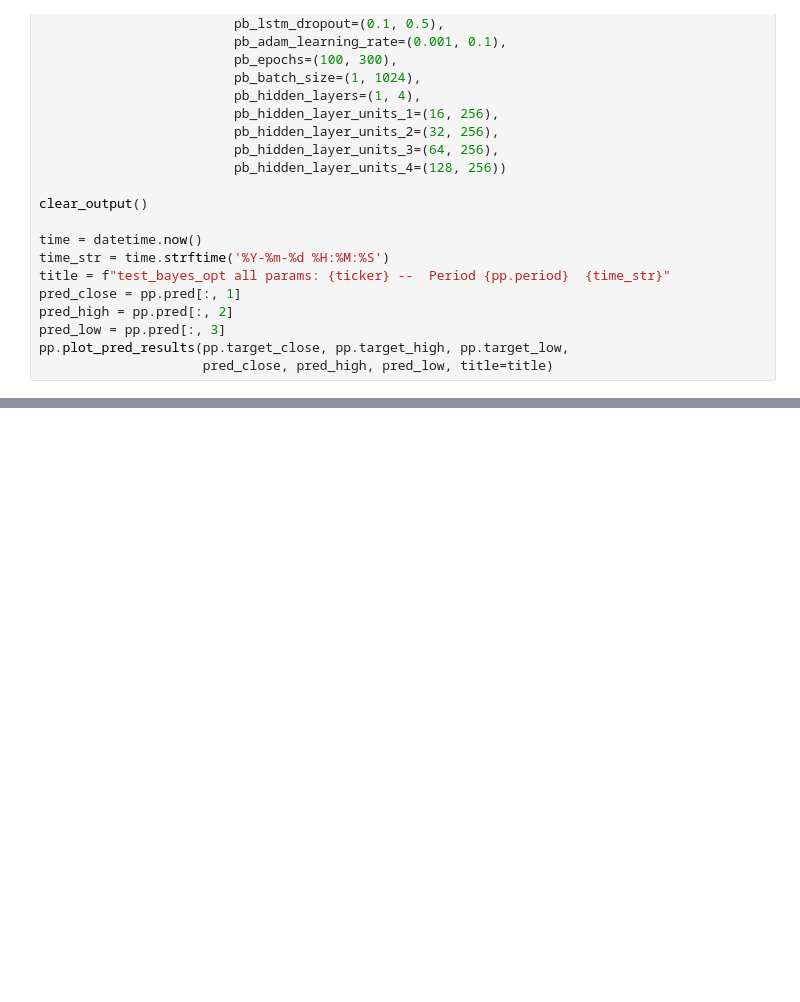
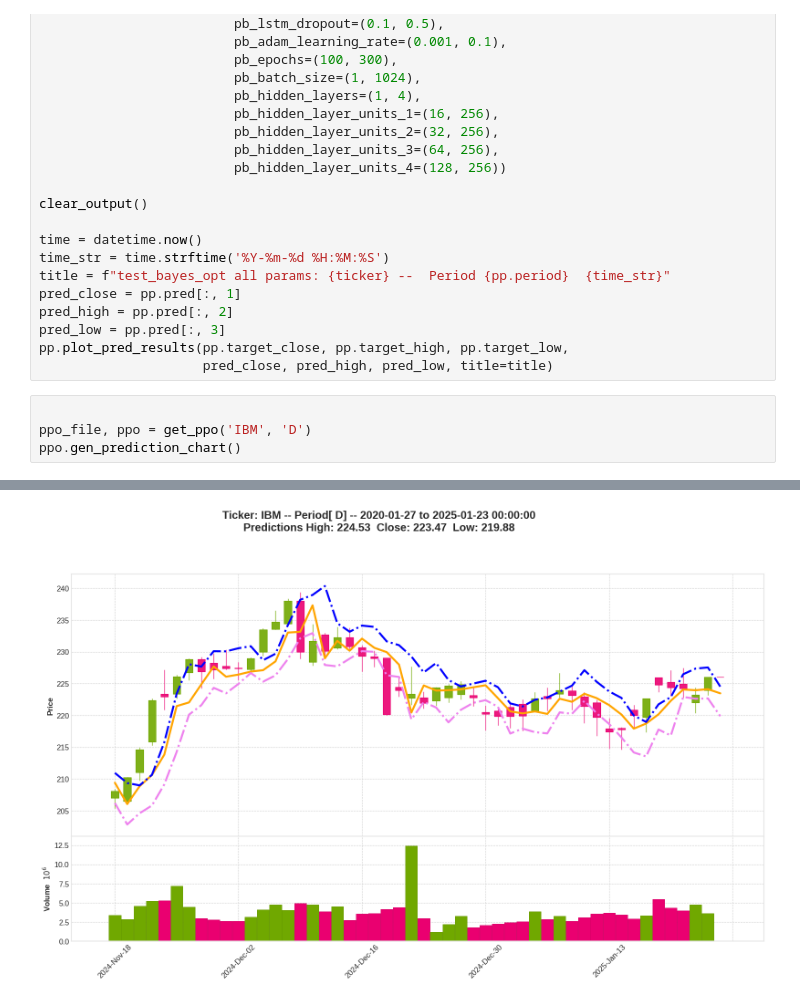
Before and after one commit to dsidlo/pricepredict, a Jupyter notebook: notebooks/PricePredict LSTM Optimization.ipynb, the cells around one changed output, grey strips where cells are left out. Drawn from its saved outputs; the diff is of its cells as text; blank space fills up the shorter version.

```diff
--- a/notebooks/PricePredict LSTM Optimization.ipynb
+++ b/notebooks/PricePredict LSTM Optimization.ipynb
@@ -118,3 +200,8 @@ pred_high = pp.pred[:, 2]
 pred_low = pp.pred[:, 3]
 pp.plot_pred_results(pp.target_close, pp.target_high, pp.target_low,
                      pred_close, pred_high, pred_low, title=title)
+# %%
+
+ppo_file, ppo = get_ppo('IBM', 'D')
+ppo.gen_prediction_chart()
+# %% [output]
@@ -120,0 +211 @@ pp.plot_pred_results(pp.target_close, pp.target_high, pp.target_low,
+[figure, added]
```
Also changed, not shown: parts of 2 cells of this notebook, 2 other files.
